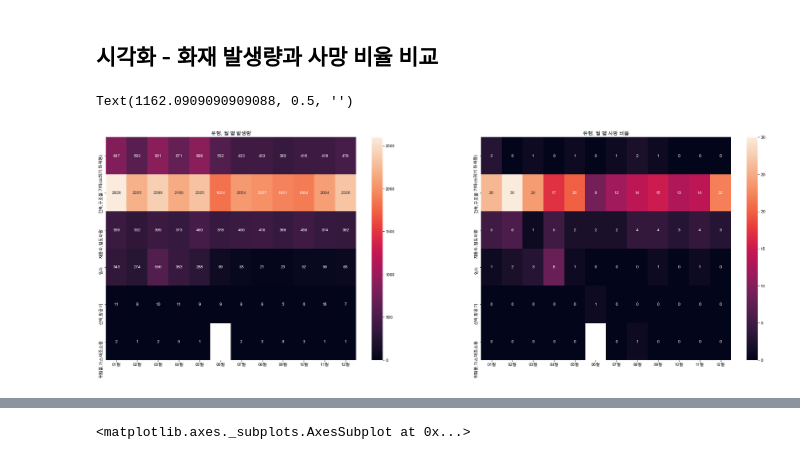
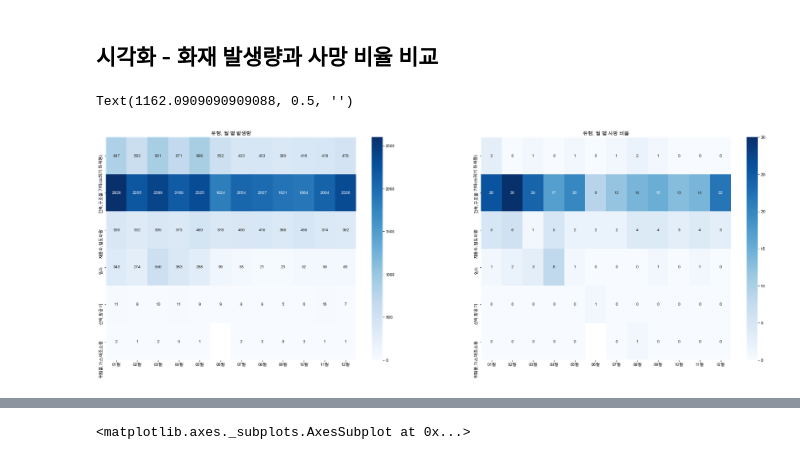
Before and after one commit to charmingjae/pandas, a Jupyter notebook: work/project.ipynb, the cells around one changed output, grey strips where cells are left out. Drawn from its saved outputs; the diff is of its cells as text; code cells hidden in the pictures.

```diff
--- a/work/project.ipynb
+++ b/work/project.ipynb
@@ -210,16 +208,16 @@ plt.show()
 # %%
 figure, (ax1,ax2) = plt.subplots(nrows=1, ncols=2)
 figure.set_size_inches(30,10)
 
-sns.heatmap(dfFstDiv, annot=True,vmin=0,vmax=2600, fmt='.0f', ax=ax1)
-sns.heatmap(dfSecDiv, annot=True,vmin=0,vmax=30, fmt='.0f', ax=ax2)
+sns.heatmap(dfFstDiv, annot=True,vmin=0,vmax=2600, fmt='.0f', ax=ax1, cmap='Blues')
+sns.heatmap(dfSecDiv, annot=True,vmin=0,vmax=30, fmt='.0f', ax=ax2, cmap='Blues')
 ax1.set(title="유형, 월 별 발생량")
 ax2.set(title="유형, 월 별 사망 비율")
 ax1.set_ylabel('')
 ax2.set_ylabel('')
 # %% [output]
 Text(1162.0909090909088, 0.5, '')
-[figure, old version]
+[figure, new version]
 # %%
 dfCor = pd.DataFrame()
 # %%
```
Also changed, not shown: parts of 6 cells of this notebook.
